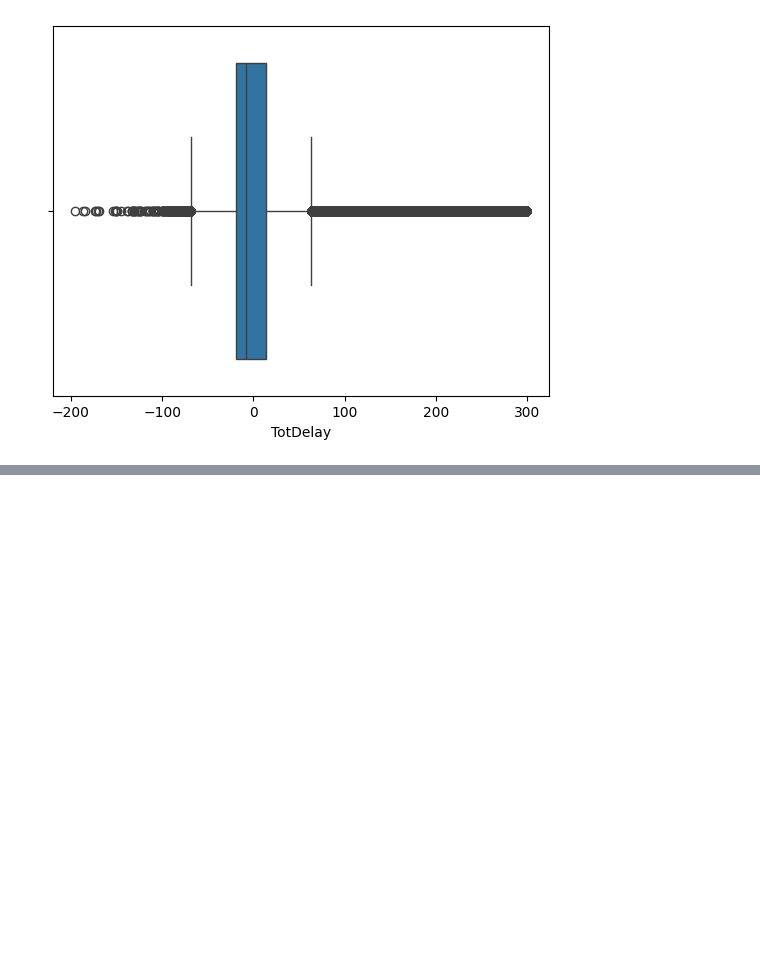
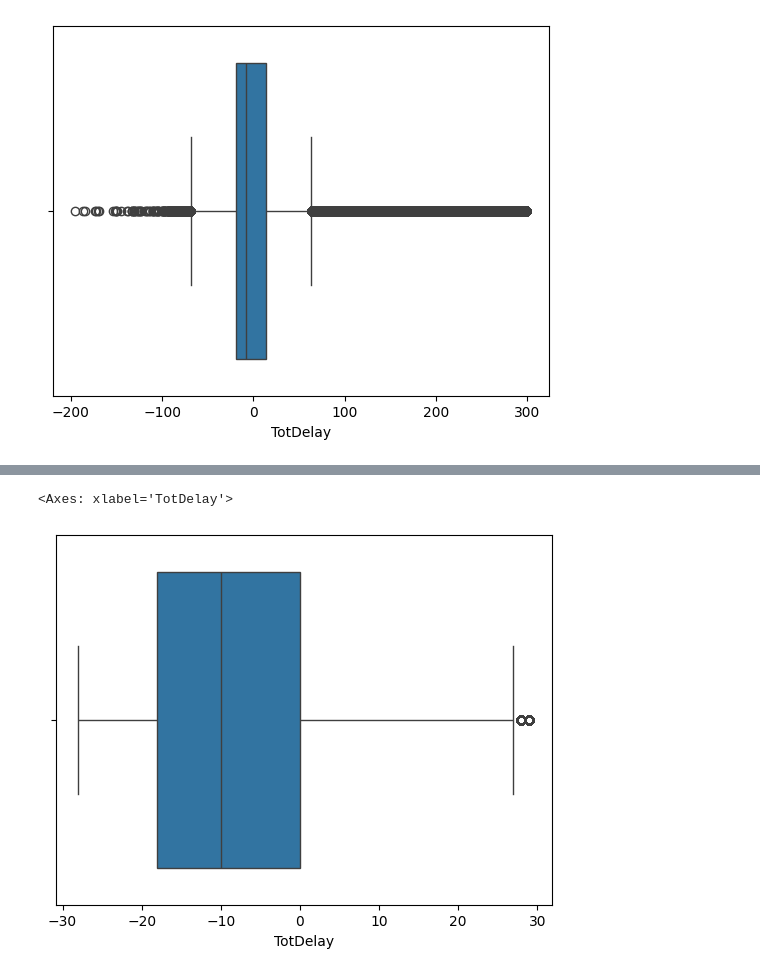
Before and after one commit to Ahmadreza1972/Machine-Learning, a Jupyter notebook: Flight delay prediction/flight delay detection.ipynb, the cells around one changed output, grey strips where cells are left out. Cells and saved outputs as stored; diff of their text form; code cells hidden in the pictures; blank space fills up the shorter version.

```diff
--- a/Flight delay prediction/flight delay detection.ipynb
+++ b/Flight delay prediction/flight delay detection.ipynb
@@ -56,3 +116,8 @@ sns.boxplot(data=data[data["TotDelay"]<300],x="TotDelay")
 # %% [output]
 <Axes: xlabel='TotDelay'>
 [figure]
+# %%
+lq=data["TotDelay"].quantile(0.25)
+uq=data["TotDelay"].quantile(.75)
+range=lq-uq
+data[((data["TotDelay"]>=1.5*uq)|(data["TotDelay"]<=1.5*lq))].count()
@@ -58,0 +151,6 @@ sns.boxplot(data=data[data["TotDelay"]<300],x="TotDelay")
+# %%
+data.drop(data[((data["TotDelay"]>=1.5*uq)|(data["TotDelay"]<=1.5*lq))].index,inplace=True)
+sns.boxplot(data=data[data["TotDelay"]<300],x="TotDelay")
+# %% [output]
+<Axes: xlabel='TotDelay'>
+[figure, added]
```
Also changed, not shown: parts of 13 cells of this notebook.
